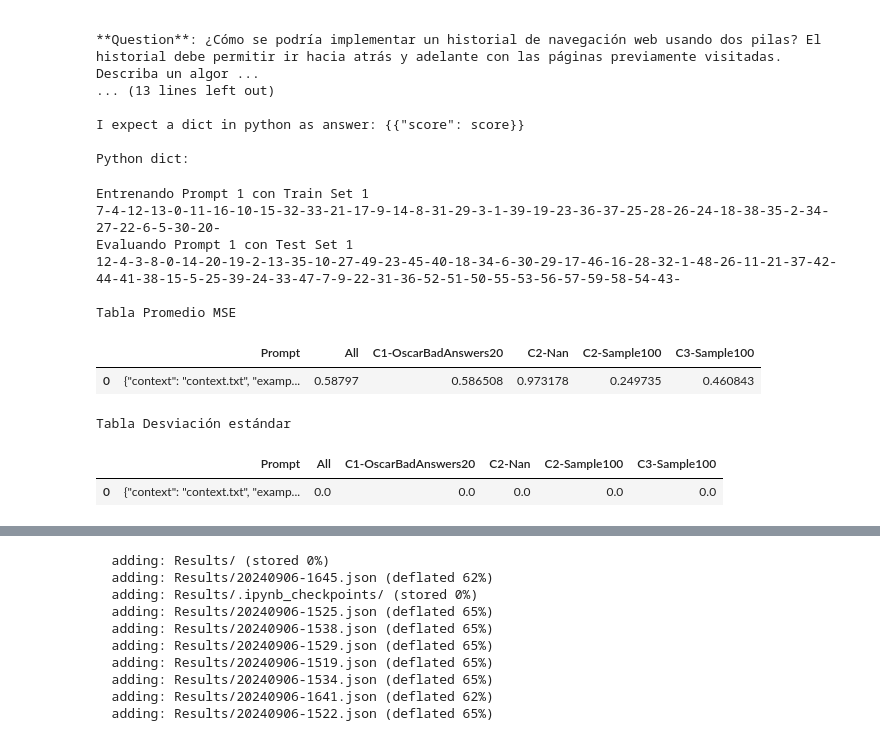
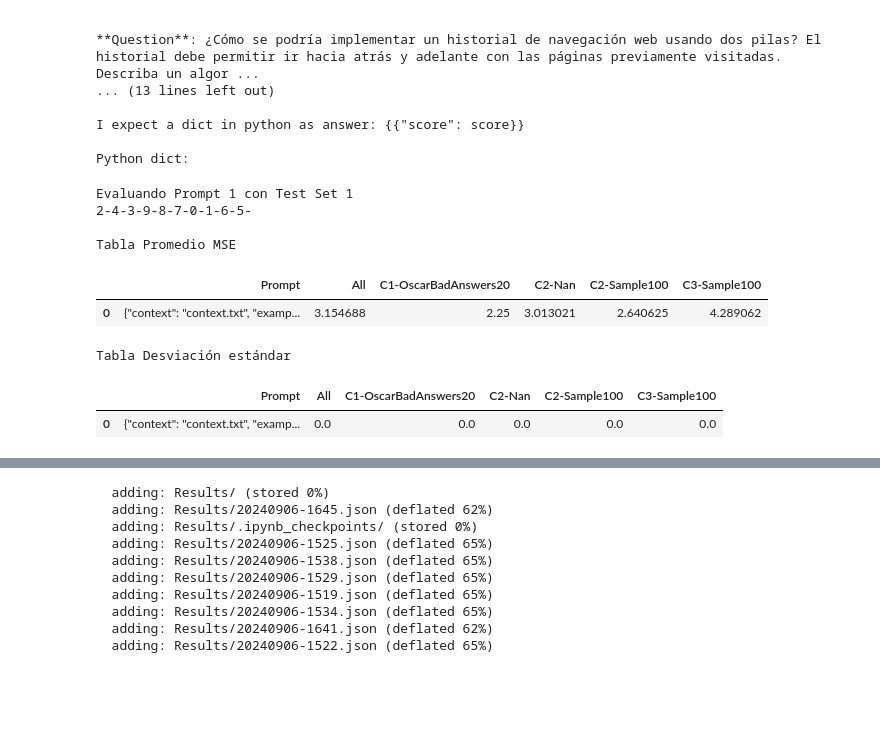
Before and after one commit to OscarRojasG/Experimentos-GPTValidator, a Jupyter notebook: Framework_Experimentos.ipynb, the cells around one changed output, grey strips where cells are left out. Drawn from its saved outputs; the diff is of its cells as text; code cells hidden in the pictures; blank space fills up the shorter version.

```diff
--- a/Framework_Experimentos.ipynb
+++ b/Framework_Experimentos.ipynb
@@ -223,12 +223,10 @@ class Prompt():
             self.text_structure['score'] = '\n'.join(text)
 
         self.output_instructions = {}
-        output_mp = ["analysis", "feedback"]
-        for key in output_mp:
-            if key not in self.text_structure: continue
+        for key in self.text_structure:
             value = self.text_structure[key]
 
-            if value.startswith('#'):
+            if value.startswith('#') and not value.startswith('##'):
                 m = re.search(r'#(.*?)\n', value).group(1)
                 self.output_instructions[key] = m
                 self.text_structure[key] = '\n'.join(value.split('\n')[1:])
@@ -257,10 +255,23 @@ class Prompt():
 # Procesa y elimina los diccionarios anidados de prompt_data
 def normalize_prompt_dict(prompt_data):
     instructions = []
+    after_instructions = {}
+    found_target = False
+
     if "instructions" in prompt_data:
+        for key, value in prompt_data.items():
+            if found_target:
+                after_instructions[key] = value
+            if key == "instructions":
+                found_target = True
+
         for (key, value) in prompt_data["instructions"].items():
             prompt_data[key] = value
             instructions.append(key)
+
+        for key, value in after_instructions.items():
+            del prompt_data[key]
+            prompt_data[key] = value
 
     prompt_data["instructions"] = "Instructions:\n"
     return prompt_data, instructions
@@ -681,7 +692,8 @@ def show_distribution(full_df):
     full_df = full_df.pivot(index=['question', 'answer', 'context', 'real_eval', 'row', 'dataset', 'prompt'], columns='repetition', values=['gpt_eval', 'score'] + extra_cols)
     full_df = full_df.reset_index().sort_values('real_eval')
 
-    n = [full_df['real_eval'].value_counts()[x] for x in sorted(full_df['real_eval'].unique())]
+    value_counts = full_df['real_eval'].value_counts()
+    n = np.array([value_counts.get(i, 0) for i in range(4)])
     x_pos = [x + (y+1)/(n[x]+1) for x in range(4) for y in range(n[x])]
 
     def plot(col, title):
@@ -752,6 +764,7 @@ def show_distribution(full_df):
 
 # Evalúa una lista de prompts obtienendo el MSE promedio en M repeticiones
 def experiment(dataset, prompts, repetitions, eval_function, eval_params=None, train_set_size=40, test_set_size=60, seed=42, model="gpt-4o-mini", temperature=0.1, normalize_mse=False, repeat_test_set=True, balance_train_set=False):
+    if eval_params is not None: train_set_size = 0
     sets = generate_sets(dataset, repetitions, train_set_size, test_set_size, seed, repeat_test_set, balance_train_set)
     stats = []
     full_df = pd.DataFrame()
@@ -886,10 +899,10 @@ column_data = {
     "context": "Contexto detallado",
     "question": "Pregunta",
     "answer": "Respuesta",
-    "real_eval": "Promedio Redondeado",
+    "real_eval": "Eval",
     "dataset": "DataSet"
 }
 
-df = load_dataset("datasets_v2.xlsx", "AllDatasets (1dif)", column_data)
+df = load_dataset("datasets_v2.xlsx", "AllDatasets-Worst(10)", column_data)
 # %% [output]
 |  | context | question | answer | real_eval | dataset | row |
@@ -918,8 +930,8 @@ prompt_data = {
     "question": "question.txt",
     "answer": "answer.txt",
     "instructions": {
-        "score": "score_single.txt",
-    }
+        "score": "score_single.txt"
+    },
 }
 
 prompt_folder = "GPTEvaluator/Experiments/Miniprompts_v2"
@@ -944,16 +956,14 @@ I expect a dict in python as answer: {{"score": score}}
 
 Python dict:
 # %%
-x = experiment(df, prompts, repetitions=1, eval_function="map2-simple", eval_params=None, train_set_size=40, test_set_size=60, seed=42, model="gpt-4o-mini", temperature=0.1, normalize_mse=False, repeat_test_set=True, balance_train_set=False)
+x = experiment(df, prompts, repetitions=1, eval_function="map2-simple", eval_params=[1,1,9], train_set_size=40, test_set_size=10, seed=42, model="gpt-4o-mini", temperature=0.1, normalize_mse=False, repeat_test_set=True, balance_train_set=False)
 # %% [output]
-Entrenando Prompt 1 con Train Set 1
-7-4-12-13-0-11-16-10-15-32-33-21-17-9-14-8-31-29-3-1-39-19-23-36-37-25-28-26-24-18-38-35-2-34-27-22-6-5-30-20-
 Evaluando Prompt 1 con Test Set 1
-12-4-3-8-0-14-20-19-2-13-35-10-27-49-23-45-40-18-34-6-30-29-17-46-16-28-32-1-48-26-11-21-37-42-44-41-38-15-5-25-39-24-33-47-7-9-22-31-36-52-51-50-55-53-56-57-59-58-54-43-
+2-4-3-9-8-7-0-1-6-5-
 
 Tabla Promedio MSE
 |  | Prompt | All | C1-OscarBadAnswers20 | C2-Nan | C2-Sample100 | C3-Sample100 |
-| 0 | {"context": "context.txt", "examp... | 0.58797 | 0.586508 | 0.973178 | 0.249735 | 0.460843 |
+| 0 | {"context": "context.txt", "examp... | 3.154688 | 2.25 | 3.013021 | 2.640625 | 4.289062 |
 Tabla Desviación estándar
 |  | Prompt | All | C1-OscarBadAnswers20 | C2-Nan | C2-Sample100 | C3-Sample100 |
 | 0 | {"context": "context.txt", "examp... | 0.0 | 0.0 | 0.0 | 0.0 | 0.0 |
```
Also changed, not shown: parts of 2 cells of this notebook.
